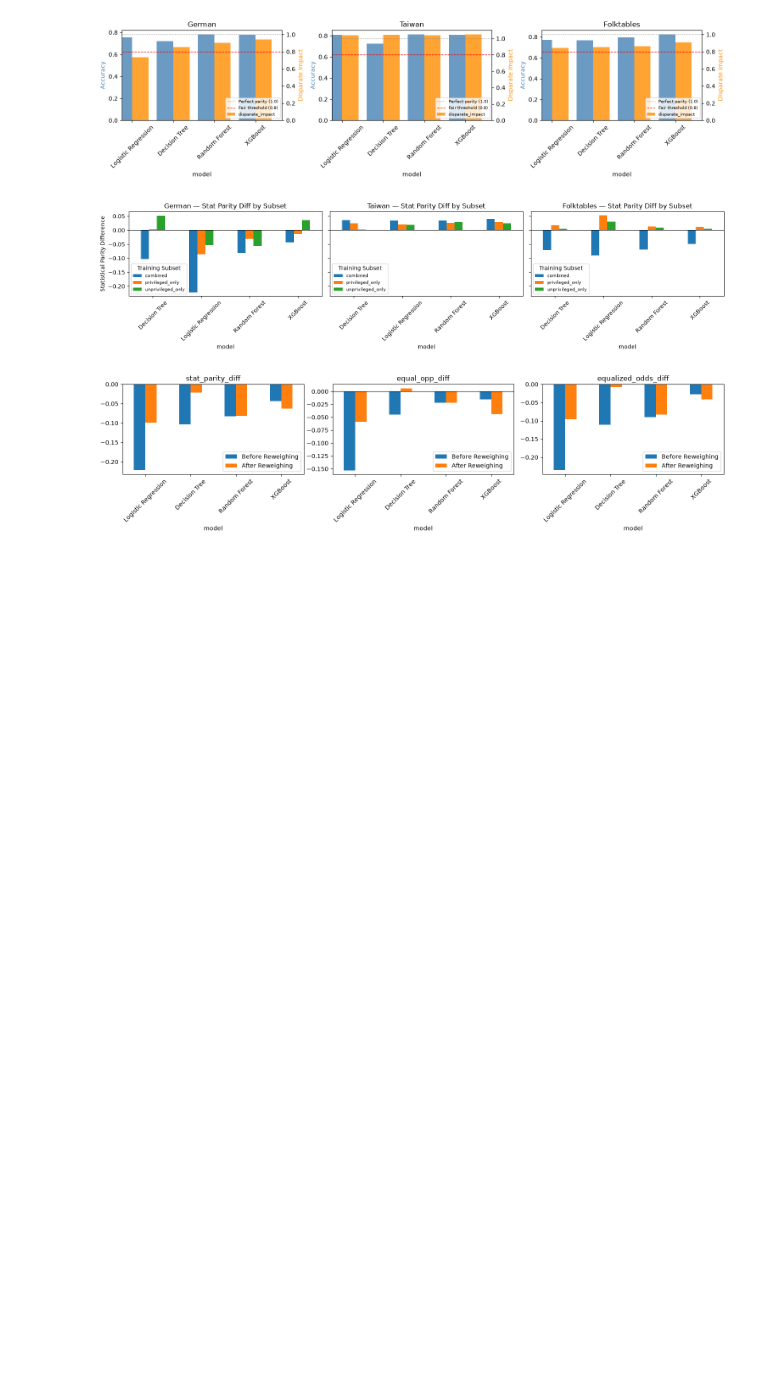
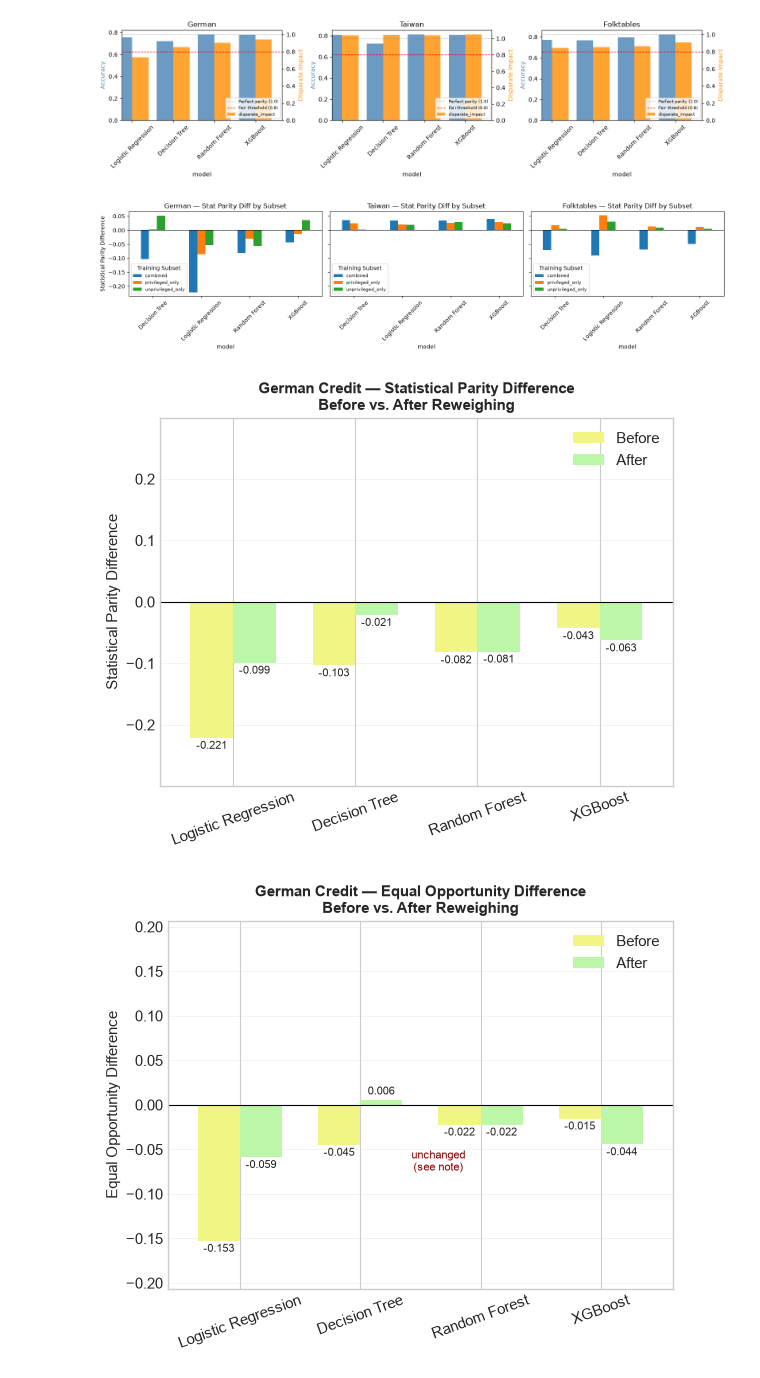
Before and after one commit to zaema-d/ml-fairness-bias, a Jupyter notebook: notebooks/visualizations.ipynb, the cells around one changed output. Cells and saved outputs as stored; diff of their text form; code cells hidden in the pictures; blank space fills up the shorter version.

```diff
--- a/notebooks/visualizations.ipynb
+++ b/notebooks/visualizations.ipynb
@@ -47,19 +47,45 @@ plt.show()
 # %%
 before = pd.read_csv('../results/baseline_german_for_comparison.csv', index_col=0)
 after = pd.read_csv('../results/reweighing_german.csv', index_col=0)
 
 metrics_to_plot = ['stat_parity_diff', 'equal_opp_diff', 'equalized_odds_diff']
-fig, axes = plt.subplots(1, 3, figsize=(15, 4))
+metric_labels = {
+    'stat_parity_diff': 'Statistical Parity Difference',
+    'equal_opp_diff': 'Equal Opportunity Difference',
+    'equalized_odds_diff': 'Equalized Odds Difference'
+}
 
-for ax, metric in zip(axes, metrics_to_plot):
-    comparison = pd.DataFrame({'Before Reweighing': before[metric], 'After Reweighing': after[metric]})
-    comparison.plot(kind='bar', ax=ax)
+for metric in metrics_to_plot:
+    comparison = pd.DataFrame({'Before': before[metric], 'After': after[metric]})
+
+    fig, ax = plt.subplots(figsize=(6, 5))
+    comparison.plot(kind='bar', ax=ax, color=["#F1F583", "#bcf6a8"], width=0.7)
+
     ax.axhline(0, color='black', linewidth=0.8)
-    ax.set_title(metric)
-    ax.tick_params(axis='x', rotation=45)
+    ax.set_title(f'German Credit — {metric_labels[metric]}\nBefore vs. After Reweighing', fontsize=11)
+    ax.set_xlabel('')
+    ax.set_ylabel(metric_labels[metric])
+    ax.tick_params(axis='x', rotation=20)
+    ax.grid(True, linewidth=0.4, alpha=0.4, axis='y')
+    ax.legend(title=None, loc='upper right', frameon=False)
 
-plt.tight_layout()
-plt.savefig('../results/reweighing_comparison.png')
-plt.show()
+    for container in ax.containers:
+        ax.bar_label(container, fmt='%.3f', fontsize=8, padding=2)
+
+    ymax = max(abs(comparison.values.min()), abs(comparison.values.max())) * 1.35
+    ax.set_ylim(-ymax, ymax)
+
+    # flag the Random Forest coincidence only on the equal opportunity plot
+    if metric == 'equal_opp_diff':
+        rf_idx = list(comparison.index).index('Random Forest')
+        ax.annotate('unchanged\n(see note)',
+                     xy=(rf_idx, after.loc['Random Forest', metric]),
+                     xytext=(rf_idx - 0.35, after.loc['Random Forest', metric] - ymax * 0.25),
+                     fontsize=8, color='darkred', ha='center')
+
+    plt.tight_layout()
+    plt.savefig(f'../results/reweighing_{metric}.png', dpi=150, bbox_inches='tight')
+    plt.show()
 # %% [output]
-[figure, old version]
+[figure, new version]
+[figure, added]
```
Also changed, not shown: parts of 7 cells of this notebook, 17 other files.
